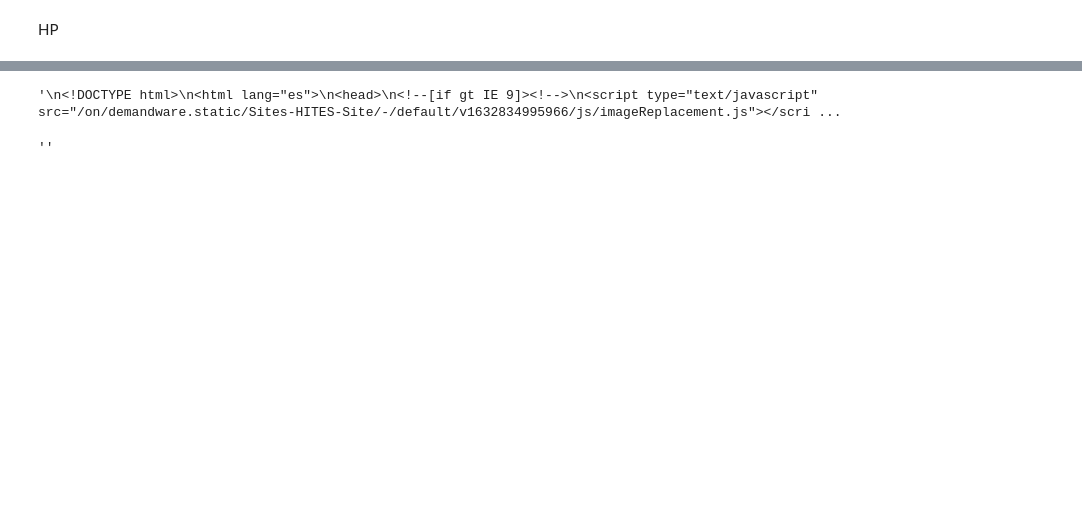
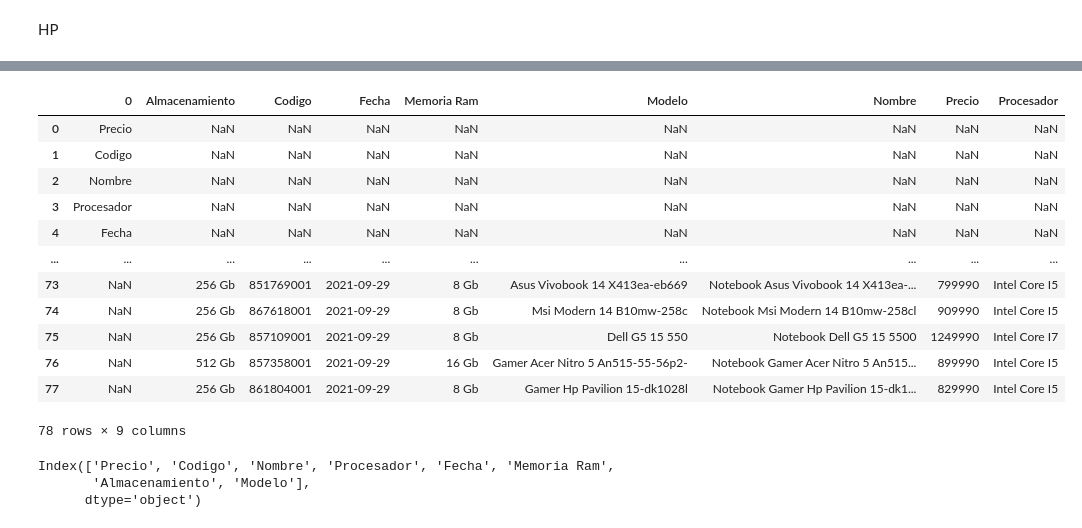
Before and after one commit to Rampic96/titulo1, a Jupyter notebook: DfTotal.ipynb, the cells around one changed output, grey strips where cells are left out. Cells and saved outputs as stored; diff of their text form; code cells hidden in the pictures; blank space fills up the shorter version.

Commit message:
Creación de archivos y modificacion del dataframe

```diff
--- a/DfTotal.ipynb
+++ b/DfTotal.ipynb
@@ -603,8 +727,22 @@ array(['500 Gb', '256 Gb', '512 Gb', '1 Tb', '128 Gb', ' 512 Gb',
-# %%
-data
-# %% [output]
-'\n<!DOCTYPE html>\n<html lang="es">\n<head>\n<!--[if gt IE 9]><!-->\n<script type="text/javascript" src="/on/demandware.static/Sites-HITES-Site/-/default/v1632834995966/js/imageReplacement.js"></scri ...
-# %%
-data2
-# %% [output]
-''
+# %%
+df
+# %% [output]
+|  | 0 | Almacenamiento | Codigo | Fecha | Memoria Ram | Modelo | Nombre | Precio | Procesador |
+| 0 | Precio | NaN | NaN | NaN | NaN | NaN | NaN | NaN | NaN |
+| 1 | Codigo | NaN | NaN | NaN | NaN | NaN | NaN | NaN | NaN |
+| 2 | Nombre | NaN | NaN | NaN | NaN | NaN | NaN | NaN | NaN |
+| 3 | Procesador | NaN | NaN | NaN | NaN | NaN | NaN | NaN | NaN |
+| 4 | Fecha | NaN | NaN | NaN | NaN | NaN | NaN | NaN | NaN |
+| ... | ... | ... | ... | ... | ... | ... | ... | ... | ... |
+| 73 | NaN | 256 Gb | 851769001 | 2021-09-29 | 8 Gb | Asus Vivobook 14 X413ea-eb669 | Notebook Asus Vivobook 14 X413ea-... | 799990 | Intel Core I5 |
+| 74 | NaN | 256 Gb | 867618001 | 2021-09-29 | 8 Gb | Msi Modern 14 B10mw-258c | Notebook Msi Modern 14 B10mw-258cl | 909990 | Intel Core I5 |
+| 75 | NaN | 256 Gb | 857109001 | 2021-09-29 | 8 Gb | Dell G5 15 550 | Notebook Dell G5 15 5500 | 1249990 | Intel Core I7 |
+| 76 | NaN | 512 Gb | 857358001 | 2021-09-29 | 16 Gb | Gamer Acer Nitro 5 An515-55-56p2- | Notebook Gamer Acer Nitro 5 An515... | 899990 | Intel Core I5 |
+| 77 | NaN | 256 Gb | 861804001 | 2021-09-29 | 8 Gb | Gamer Hp Pavilion 15-dk1028l | Notebook Gamer Hp Pavilion 15-dk1... | 829990 | Intel Core I5 |
+78 rows × 9 columns
+# %%
+df.columns
+# %% [output]
+Index(['Precio', 'Codigo', 'Nombre', 'Procesador', 'Fecha', 'Memoria Ram',
+       'Almacenamiento', 'Modelo'],
+      dtype='object')
```
Also changed, not shown: parts of 23 cells of this notebook, 6 other files.
